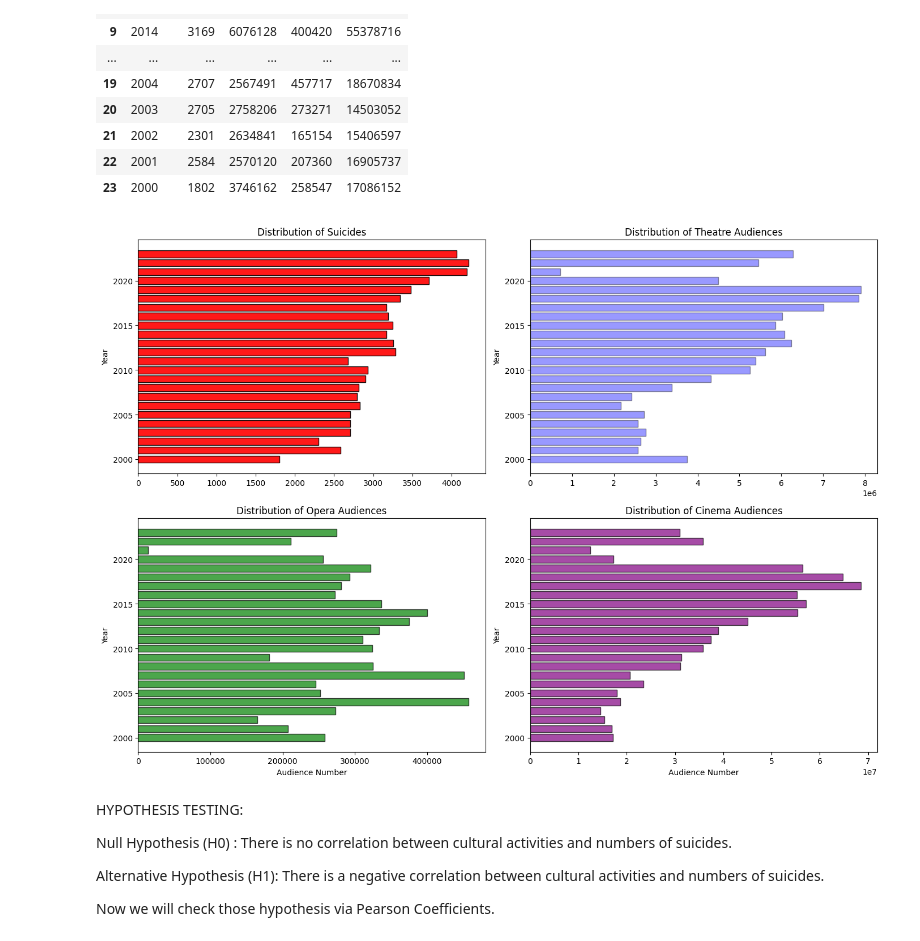
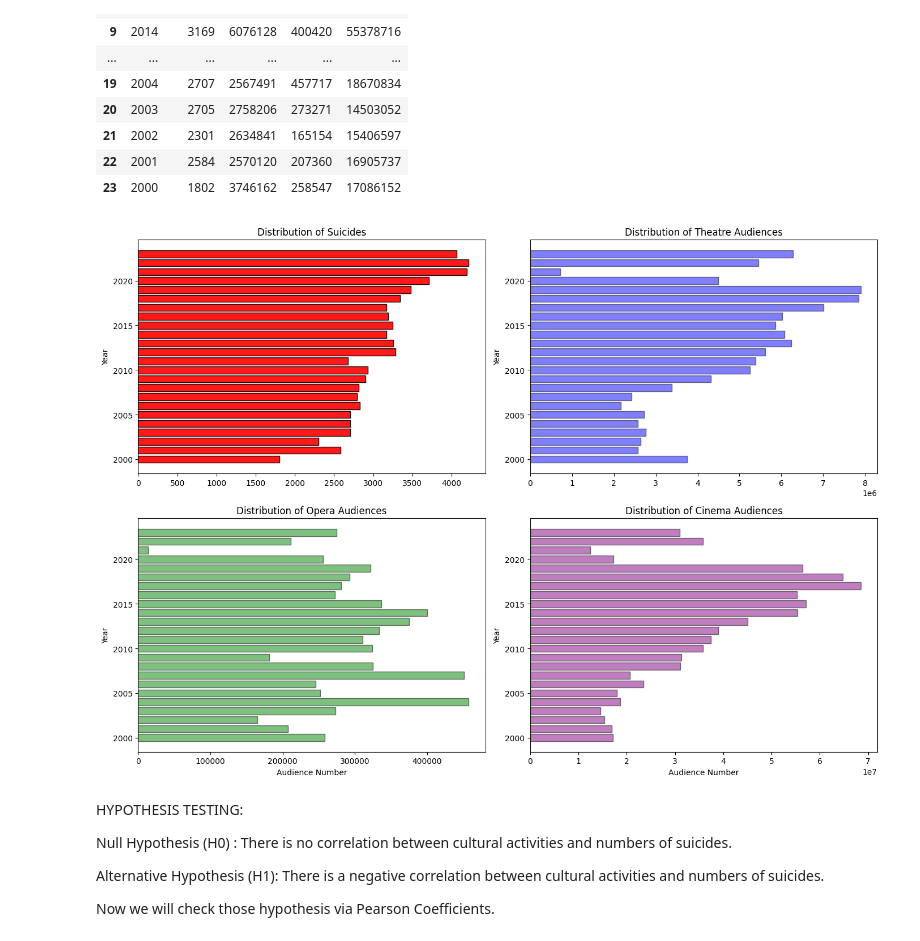
Before and after one commit to erenayar-12/DSA210-Project, a Jupyter notebook: DSA210_Project.ipynb, the cells around one changed output. Saved outputs shown, nothing was run; the diff lists cells and outputs as text; code cells hidden in the pictures.

```diff
--- a/DSA210_Project.ipynb
+++ b/DSA210_Project.ipynb
@@ -40,36 +40,36 @@ df
 | 22 | 2001 | 2584 | 2570120 | 207360 | 16905737 |
 | 23 | 2000 | 1802 | 3746162 | 258547 | 17086152 |
 # %%
-fig, axes = plt.subplots(2, 2, figsize=(14,10))
+fig, axes = plt.subplots(2, 2, figsize=(14,10)) #creating 2x2 area to visualize 4 different data
 
 bins = 10
 
-axes[0, 0].barh(df['Year'], df["Suicide"], color="red", alpha=0.9, edgecolor="black")
+#Top left
+axes[0, 0].barh(df['Year'], df["Suicide"], color="red", alpha=0.9, edgecolor="black") #I've choosen a little darker color to emphasize suicide number is the main actor here
 axes[0, 0].set_title("Distribution of Suicides")
 axes[0, 0].set_ylabel("Year")
 
-# Top right: Theatre audiences
-axes[0, 1].barh(df['Year'], df["Theatre"], color="blue", alpha=0.4, edgecolor="black")
+# Top right
+axes[0, 1].barh(df['Year'], df["Theatre"], color="blue", alpha=0.5, edgecolor="black")
 axes[0, 1].set_title("Distribution of Theatre Audiences")
 axes[0, 1].set_ylabel("Year")
 
-# Bottom left: Opera audiences
-axes[1, 0].barh(df['Year'], df["Opera"], color="green", alpha=0.7, edgecolor="black")
+# Bottom left
+axes[1, 0].barh(df['Year'], df["Opera"], color="green", alpha=0.5, edgecolor="black")
 axes[1, 0].set_title("Distribution of Opera Audiences")
 axes[1, 0].set_ylabel("Year")
 axes[1, 0].set_xlabel("Audience Number")
 
-# Bottom right: Cinema audiences
-axes[1, 1].barh(df['Year'], df["Cinema"], color="purple", alpha=0.7, edgecolor="black")
+# Bottom right
+axes[1, 1].barh(df['Year'], df["Cinema"], color="purple", alpha=0.5, edgecolor="black")
 axes[1, 1].set_title("Distribution of Cinema Audiences")
 axes[1, 1].set_ylabel("Year")
 axes[1, 1].set_xlabel("Audience Number")
 
-# Adjust layout
 plt.tight_layout()
 plt.show()
 # %% [output]
-[figure, old version]
+[figure, new version]
 # %% [markdown]
 HYPOTHESIS TESTING:
 
```
Also changed, not shown: parts of 1 cell of this notebook.
